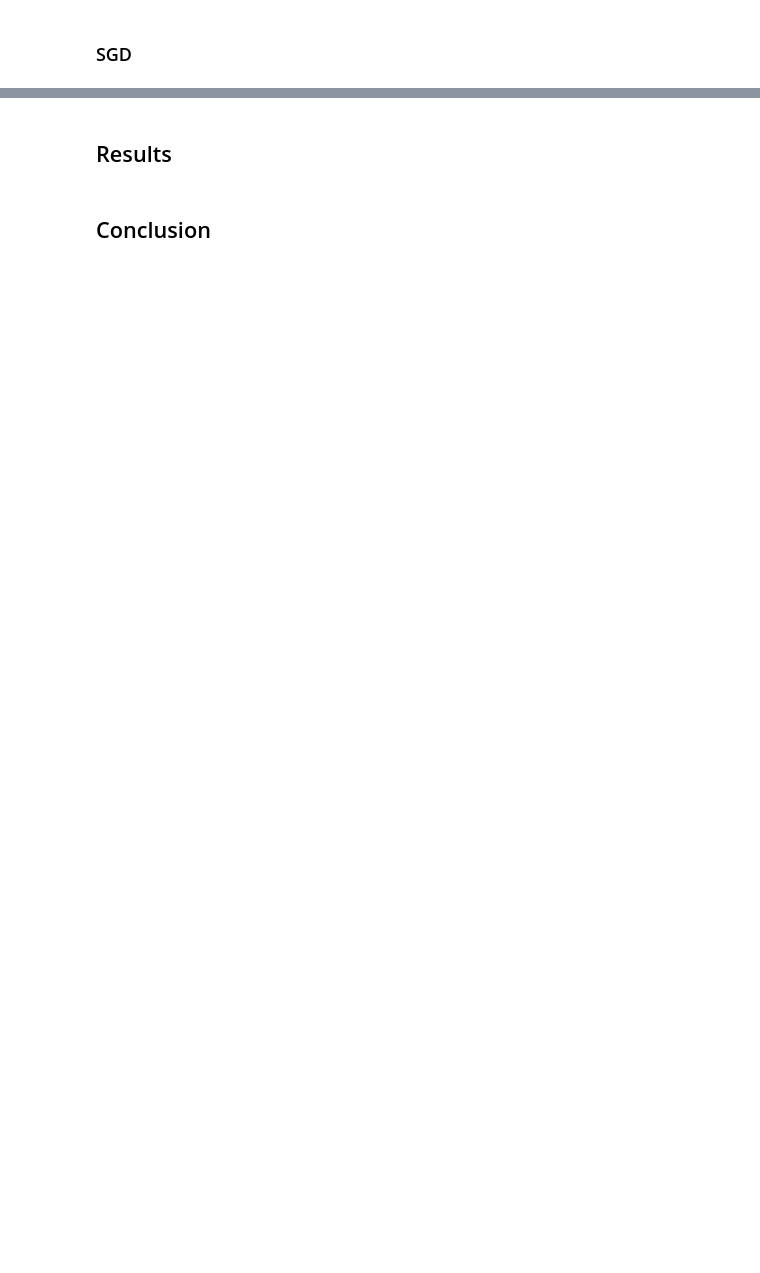
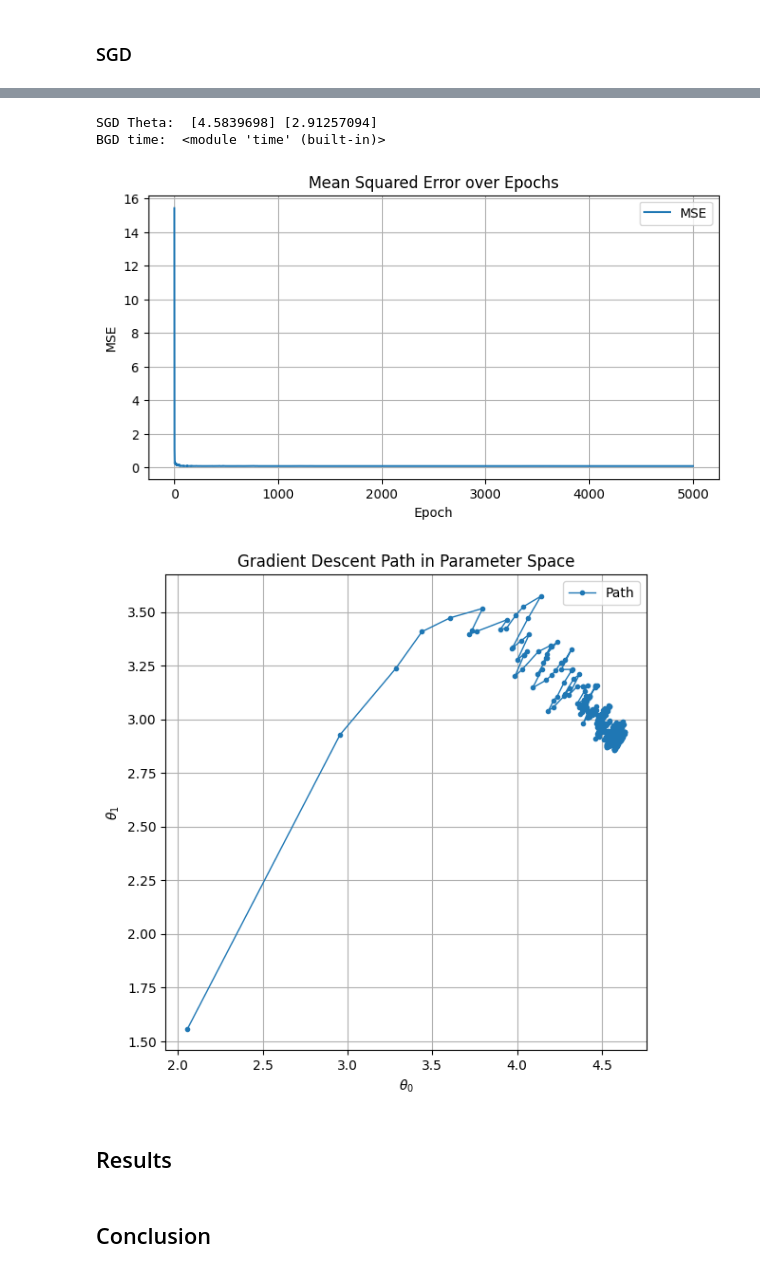
Before and after one commit to isaultirado77/Intro-to-ML, a Jupyter notebook: gradient_descent/gradient_descent_notebook.ipynb, the cells around one changed output, grey strips where cells are left out. Saved outputs shown, nothing was run; the diff lists cells and outputs as text; code cells hidden in the pictures; blank space fills up the shorter version.

```diff
--- a/gradient_descent/gradient_descent_notebook.ipynb
+++ b/gradient_descent/gradient_descent_notebook.ipynb
@@ -241,3 +297,16 @@ class MiniBatchGD:
+# %%
+mgd = MGD(X_b, y, learning_rate=0.1, n_epoch=50, minibatch_size=20)
+theta_sgd, theta_hist_sgd, error_sgd, ttime_sgd = sgd.optimice()
+# %%
+print("SGD Theta: ", *theta_sgd)
+print("BGD time: ", ttime_sgd)
+plot_error(error_sgd)
+plot_theta_hist(theta_hist_sgd)
+# %% [output]
+SGD Theta:  [4.5839698] [2.91257094]
+BGD time:  <module 'time' (built-in)>
+[figure, added]
+[figure, added]
 # %% [markdown]
 ## Results
 # %% [markdown]
```
Also changed, not shown: parts of 8 cells of this notebook, 2 other files.
